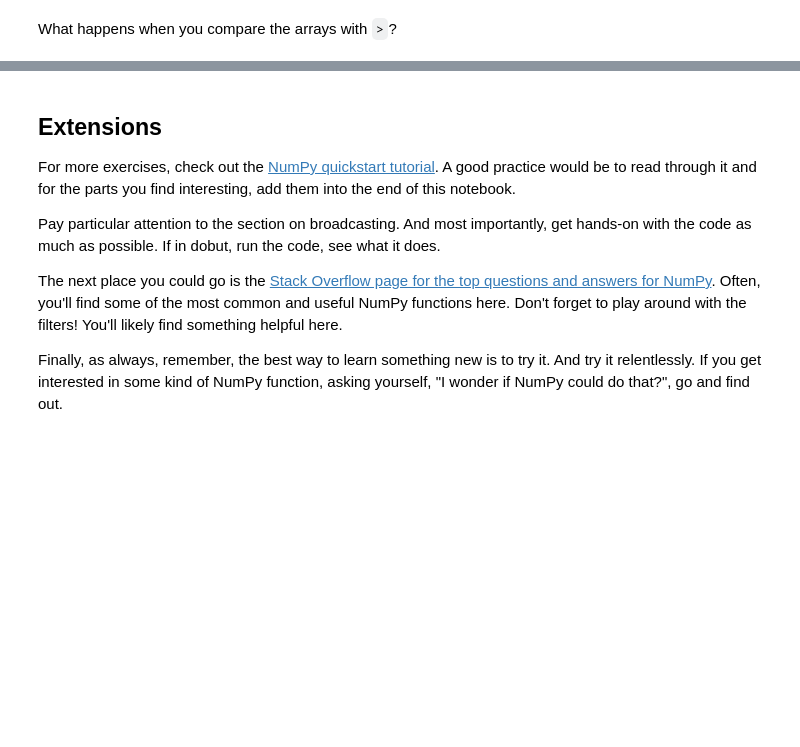
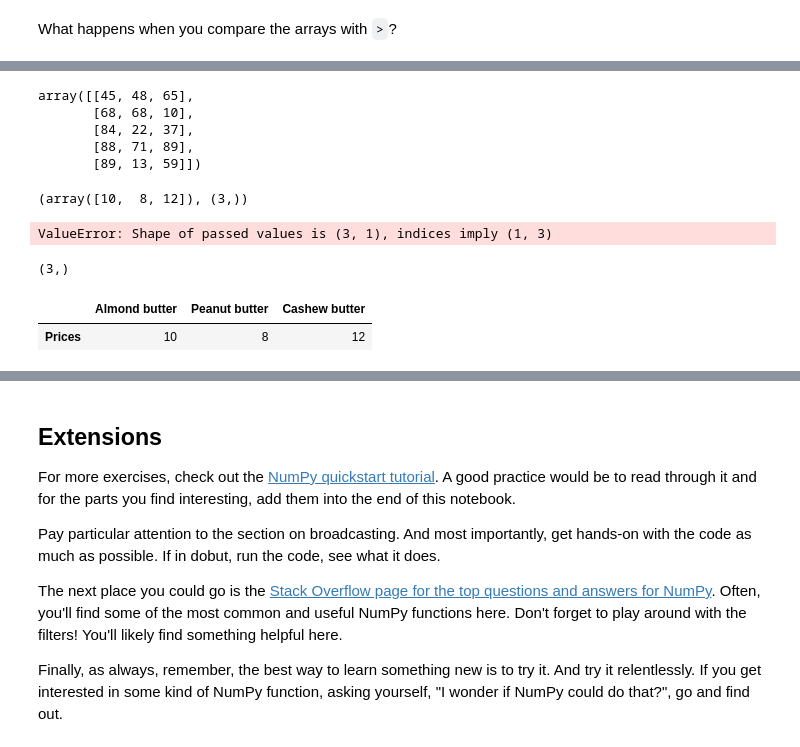
Before and after one commit to sag-coder/machine_larning, a Jupyter notebook: numpy-exercises.ipynb, the cells around one changed output, grey strips where cells are left out. Saved outputs shown, nothing was run; the diff lists cells and outputs as text; code cells hidden in the pictures; blank space fills up the shorter version.

```diff
--- a/numpy-exercises.ipynb
+++ b/numpy-exercises.ipynb
@@ -278,0 +428,11 @@ What happens when you compare the arrays with `>`?
+# %%
+#butter sales dataframe
+np.random.seed(0)
+sales_amount = np.random.randint(1,100,size=(5,3))
+sales_amount.view()
+# %% [output]
+array([[45, 48, 65],
+       [68, 68, 10],
+       [84, 22, 37],
+       [88, 71, 89],
+       [89, 13, 59]])
@@ -278,0 +441,21 @@ What happens when you compare the arrays with `>`?
+# %%
+#creat price array
+prices = np.array([10,8,12])
+prices,prices.shape
+# %% [output]
+(array([10,  8, 12]), (3,))
+# %%
+#creat butter prices data frame
+butter_prices= pd.DataFrame(prices,index=["Prices"],columns=["Almond butter","Peanut butter","Cashew butter"])
+# %% [output]
+ValueError: Shape of passed values is (3, 1), indices imply (1, 3)
+# %%
+price.shape
+# %% [output]
+(3,)
+# %%
+butter_prices= pd.DataFrame(prices.reshape(1,3),index=["Prices"],columns=["Almond butter","Peanut butter","Cashew butter"])
+butter_prices
+# %% [output]
+|  | Almond butter | Peanut butter | Cashew butter |
+| Prices | 10 | 8 | 12 |
```
Also changed, not shown: parts of 39 cells of this notebook, 2 other files.
